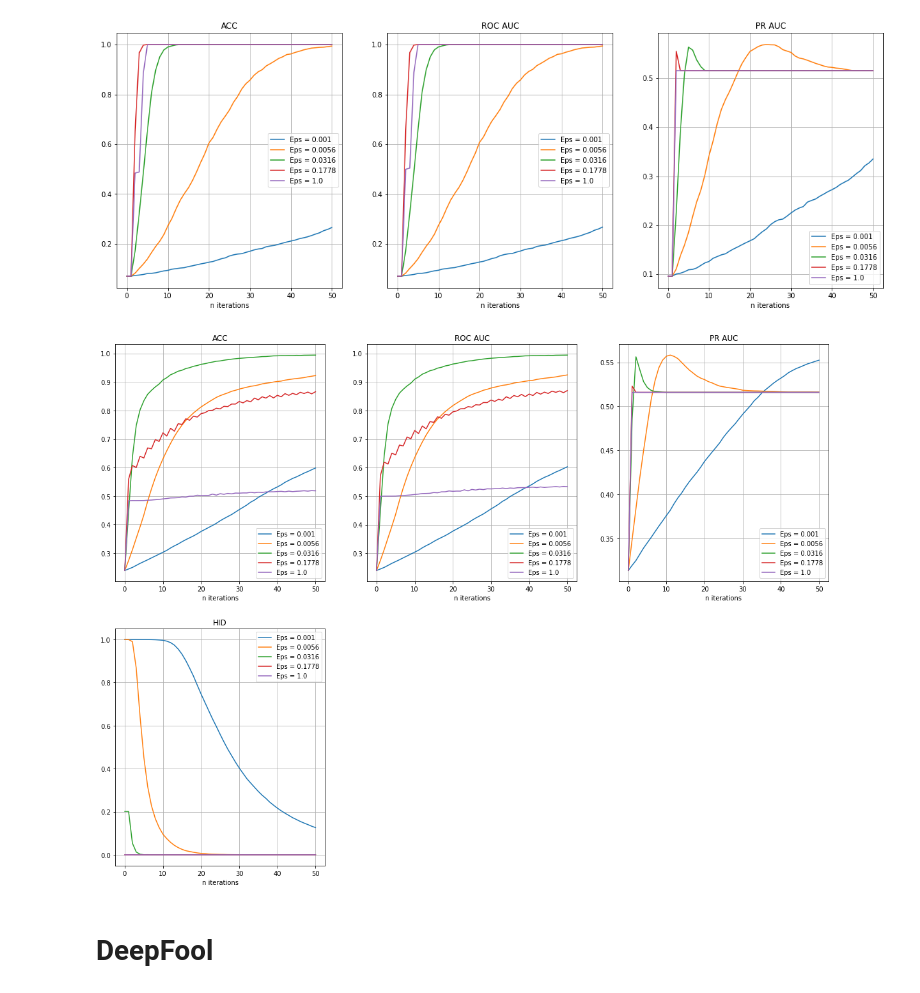
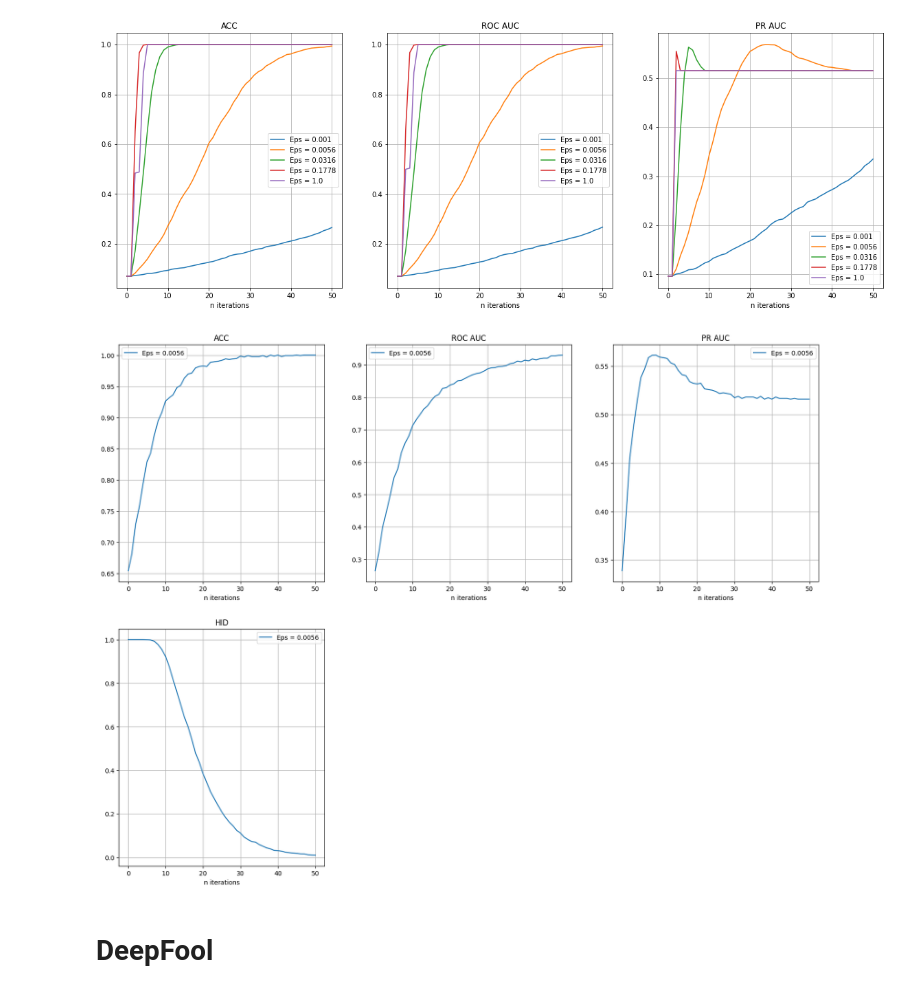
Before and after one commit to petrsokerin/Hidden_adversarial_attacks, a Jupyter notebook: notebooks/Vizual_reg_attack.ipynb, the cells around one changed output. Drawn from its saved outputs; the diff is of its cells as text; code cells hidden in the pictures.

Commit message:
changing imports and add new results

```diff
--- a/notebooks/Vizual_reg_attack.ipynb
+++ b/notebooks/Vizual_reg_attack.ipynb
@@ -697,10 +691,11 @@ plot_aa_metrics(aa_res_df, method='metric', inverse=True)
 # %% [output]
 [figure]
 # %%
-aa_res_df= pd.read_csv(f'results/Ford_A/IFGSM/Original/aa_res_Ford_A_0_alpha=0.1.csv', index_col=0)
+#results/Ford_A/IFGSM/Discriminator_pickle/fgsm_disc_attack
+aa_res_df= pd.read_csv(f'results/Ford_A/IFGSM/Discriminator_pickle/fgsm_disc_attack/aa_res_Ford_A_0_alpha=0.001.csv', index_col=0)
 plot_aa_metrics(aa_res_df, method='metric', inverse=True)
 # %% [output]
-[figure, old version]
+[figure, new version]
 # %% [markdown]
 # DeepFool
 # %%
```
Also changed, not shown: parts of 19 cells of this notebook, 1 other file.
